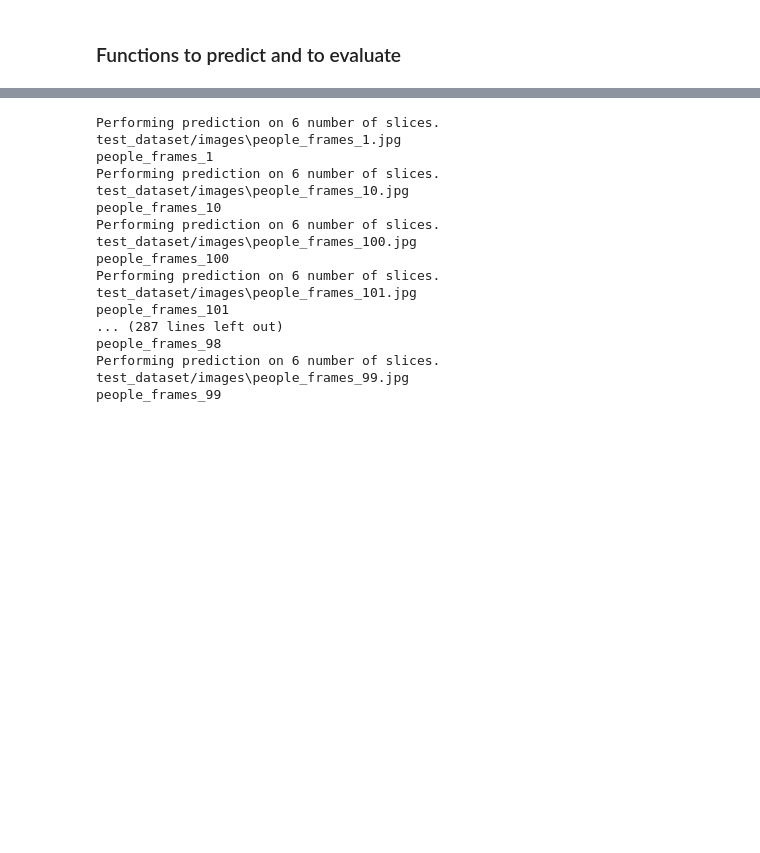
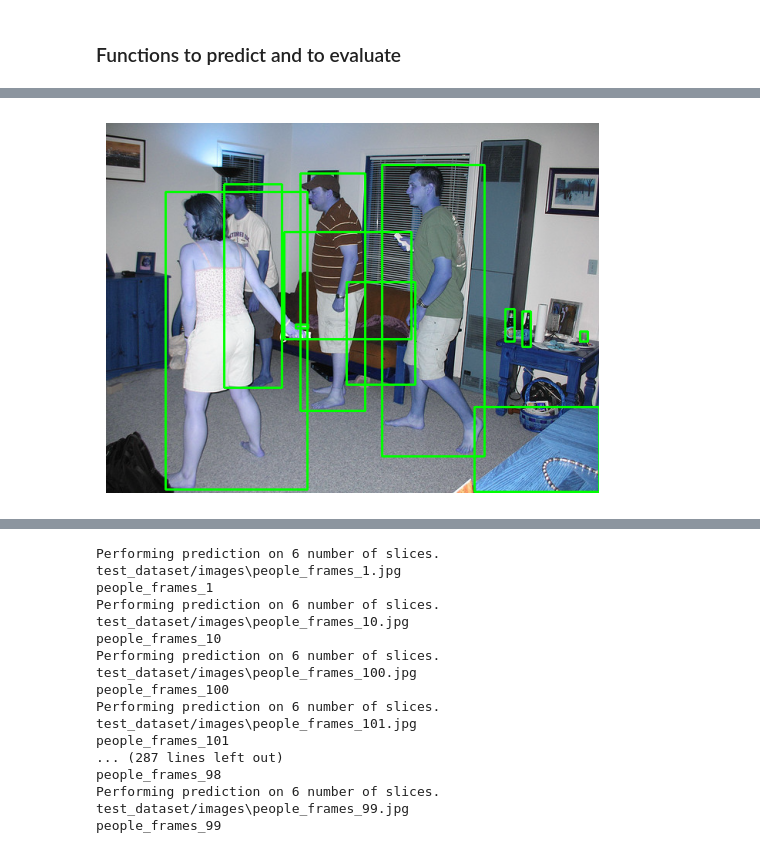
Before and after one commit to helenprokonina/Yolov8Training, a Jupyter notebook: compare_sahi.ipynb, the cells around one changed output, grey strips where cells are left out. Cells and saved outputs as stored; diff of their text form; code cells hidden in the pictures; blank space fills up the shorter version.

```diff
--- a/compare_sahi.ipynb
+++ b/compare_sahi.ipynb
@@ -444,0 +484,31 @@ operable program or batch file.
+# %%
+def draw_annotations(image, image_id, json_file, color):
+    '''
+    draw annotations on image with image_id from json_file
+    :param image_id:
+    :return:
+    '''
+
+    f = open(json_file)
+
+    data = json.load(f)
+
+    try:
+        annotations = training_data['annotations']
+    except TypeError:
+        annotations = data
+
+    for annotation in annotations:
+        if annotation['image_id']==image_id: #only persons
+            box=annotation['bbox']
+            x1, y1 = float(box[0]), float(box[1])
+            width, height = float(box[2]), float(box[3])
+            x2 = x1+width
+            y2 = y1+height
+            cv2.rectangle(image, (int(x1), int(y1)), (int(x2), int(y2)), color=color, thickness=2)
+    plt.imshow(image)
+    plt.axis("off")
+# %%
+draw_annotations(image, 13729, "coco-2017/validation/new_labels.json", color=(0, 255, 0))
+# %% [output]
+[figure, added]
```
Also changed, not shown: parts of 13 cells of this notebook.
